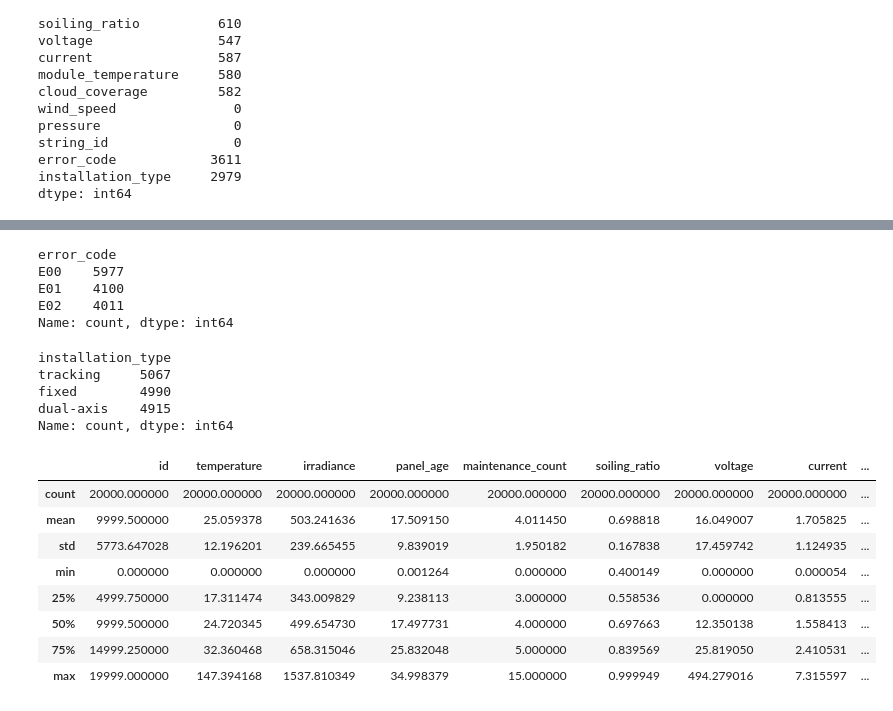
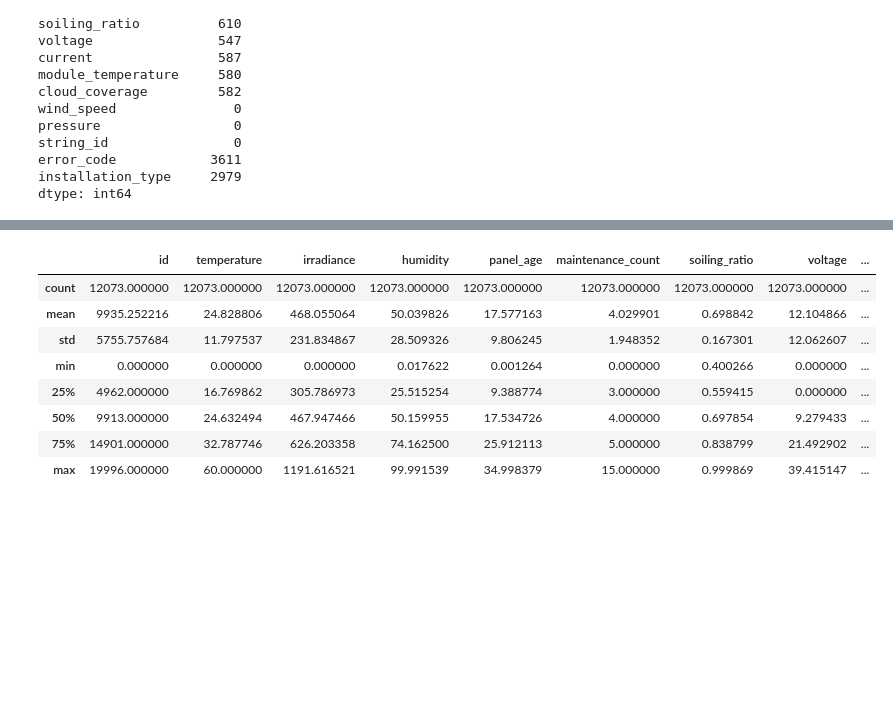
Before and after one commit to kncpem/Zelestra-ML-Challenge, a Jupyter notebook: ml1.ipynb, the cells around one changed output, grey strips where cells are left out. Cells and saved outputs as stored; diff of their text form; code cells hidden in the pictures; blank space fills up the shorter version.

```diff
--- a/ml1.ipynb
+++ b/ml1.ipynb
@@ -126,0 +127,3 @@ See t
+# %%
+df['error_code'] = df['error_code'].fillna('missing')
+df['installation_type'] = df['installation_type'].fillna('missing')
@@ -126,0 +132,6 @@ See t
+# %%
+cols_to_convert = ['humidity', 'wind_speed', 'pressure']
+
+# Remove non-numeric characters if any, then convert to float
+for col in cols_to_convert:
+    df[col] = pd.to_numeric(df[col], errors='coerce')
@@ -126,0 +164,20 @@ See t
+# %%
+## apply all the filters mentioned above
+
+# Compute 75th‐percentile cutoffs
+q75_voltage = df['voltage'].quantile(0.9)
+q75_current = df['current'].quantile(0.9)
+
+# Apply all filters at once
+filtered_df = df[
+    (df['temperature'] < 70) &
+    (df['irradiance'] >= 0) & (df['irradiance'] < 1200) &
+    (df['voltage'] <= q75_voltage) &
+    (df['current'] <= q75_current) &
+    (df['cloud_coverage'] <= 100) &
+    (df['wind_speed'] >= 0)
+].copy()
+
+# (Optional) Reset index if you like
+filtered_df.reset_index(drop=True, inplace=True)
+filtered_df.shape
@@ -127,5 +188,5 @@ See t
 # %%
-df[df.select_dtypes(include='number').columns] = df.select_dtypes(include='number').fillna(df.median(numeric_only=True))
+filtered_df[filtered_df.select_dtypes(include='number').columns] = filtered_df.select_dtypes(include='number').fillna(filtered_df.median(numeric_only=True))
 # %%
 import pandas as pd
 import seaborn as sns
@@ -178,28 +222,12 @@ plt.show()
-# %%
-print(df['error_code'].value_counts())
-# %% [output]
-error_code
-E00    5977
-E01    4100
-E02    4011
-Name: count, dtype: int64
-# %%
-print(df['installation_type'].value_counts())
-# %% [output]
-installation_type
-tracking     5067
-fixed        4990
-dual-axis    4915
-Name: count, dtype: int64
 # %%
-df.describe()
+filtered_df.describe()
 # %% [output]
-|  | id | temperature | irradiance | panel_age | maintenance_count | soiling_ratio | voltage | current | ... |
-| count | 20000.000000 | 20000.000000 | 20000.000000 | 20000.000000 | 20000.000000 | 20000.000000 | 20000.000000 | 20000.000000 | ... |
-| mean | 9999.500000 | 25.059378 | 503.241636 | 17.509150 | 4.011450 | 0.698818 | 16.049007 | 1.705825 | ... |
-| std | 5773.647028 | 12.196201 | 239.665455 | 9.839019 | 1.950182 | 0.167838 | 17.459742 | 1.124935 | ... |
-| min | 0.000000 | 0.000000 | 0.000000 | 0.001264 | 0.000000 | 0.400149 | 0.000000 | 0.000054 | ... |
-| 25% | 4999.750000 | 17.311474 | 343.009829 | 9.238113 | 3.000000 | 0.558536 | 0.000000 | 0.813555 | ... |
-| 50% | 9999.500000 | 24.720345 | 499.654730 | 17.497731 | 4.000000 | 0.697663 | 12.350138 | 1.558413 | ... |
-| 75% | 14999.250000 | 32.360468 | 658.315046 | 25.832048 | 5.000000 | 0.839569 | 25.819050 | 2.410531 | ... |
-| max | 19999.000000 | 147.394168 | 1537.810349 | 34.998379 | 15.000000 | 0.999949 | 494.279016 | 7.315597 | ... |
+|  | id | temperature | irradiance | humidity | panel_age | maintenance_count | soiling_ratio | voltage | ... |
+| count | 12073.000000 | 12073.000000 | 12073.000000 | 12073.000000 | 12073.000000 | 12073.000000 | 12073.000000 | 12073.000000 | ... |
+| mean | 9935.252216 | 24.828806 | 468.055064 | 50.039826 | 17.577163 | 4.029901 | 0.698842 | 12.104866 | ... |
+| std | 5755.757684 | 11.797537 | 231.834867 | 28.509326 | 9.806245 | 1.948352 | 0.167301 | 12.062607 | ... |
+| min | 0.000000 | 0.000000 | 0.000000 | 0.017622 | 0.001264 | 0.000000 | 0.400266 | 0.000000 | ... |
+| 25% | 4962.000000 | 16.769862 | 305.786973 | 25.515254 | 9.388774 | 3.000000 | 0.559415 | 0.000000 | ... |
+| 50% | 9913.000000 | 24.632494 | 467.947466 | 50.159955 | 17.534726 | 4.000000 | 0.697854 | 9.279433 | ... |
+| 75% | 14901.000000 | 32.787746 | 626.203358 | 74.162500 | 25.912113 | 5.000000 | 0.838799 | 21.492902 | ... |
+| max | 19996.000000 | 60.000000 | 1191.616521 | 99.991539 | 34.998379 | 15.000000 | 0.999869 | 39.415147 | ... |
```
Also changed, not shown: parts of 33 cells of this notebook.
